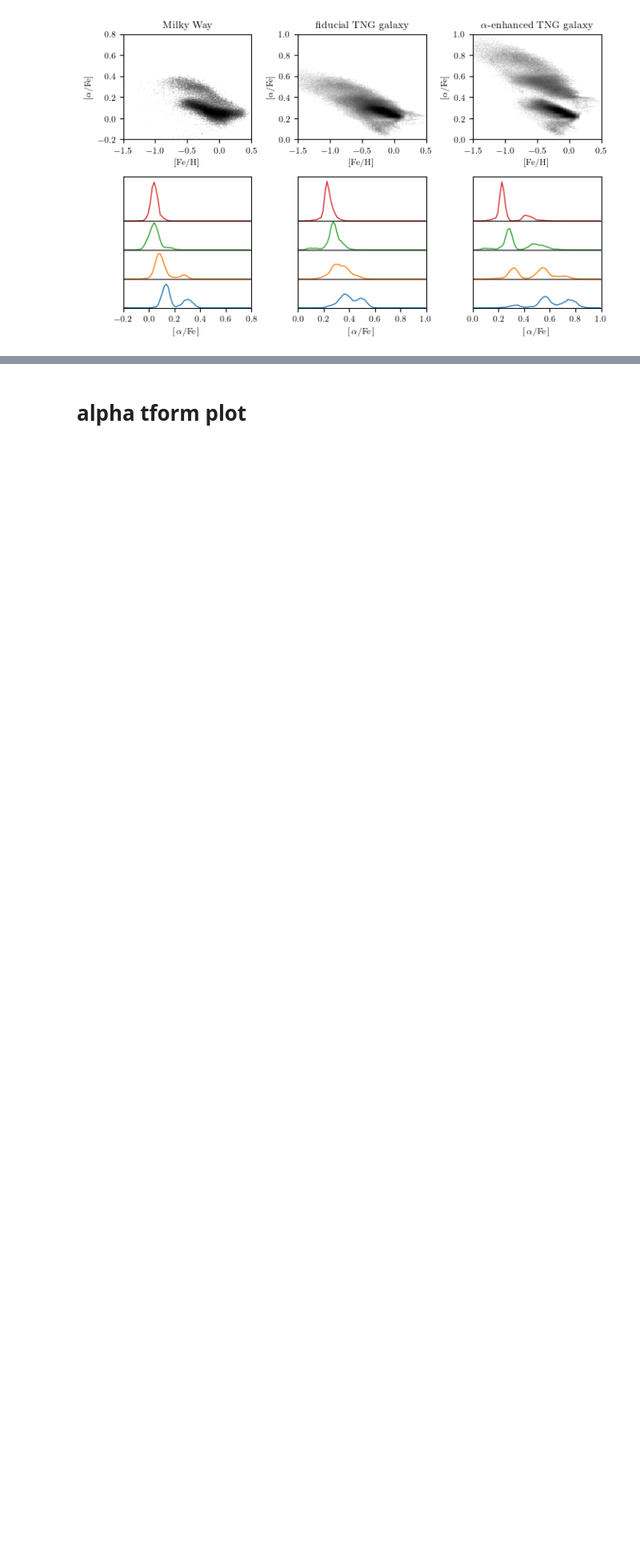
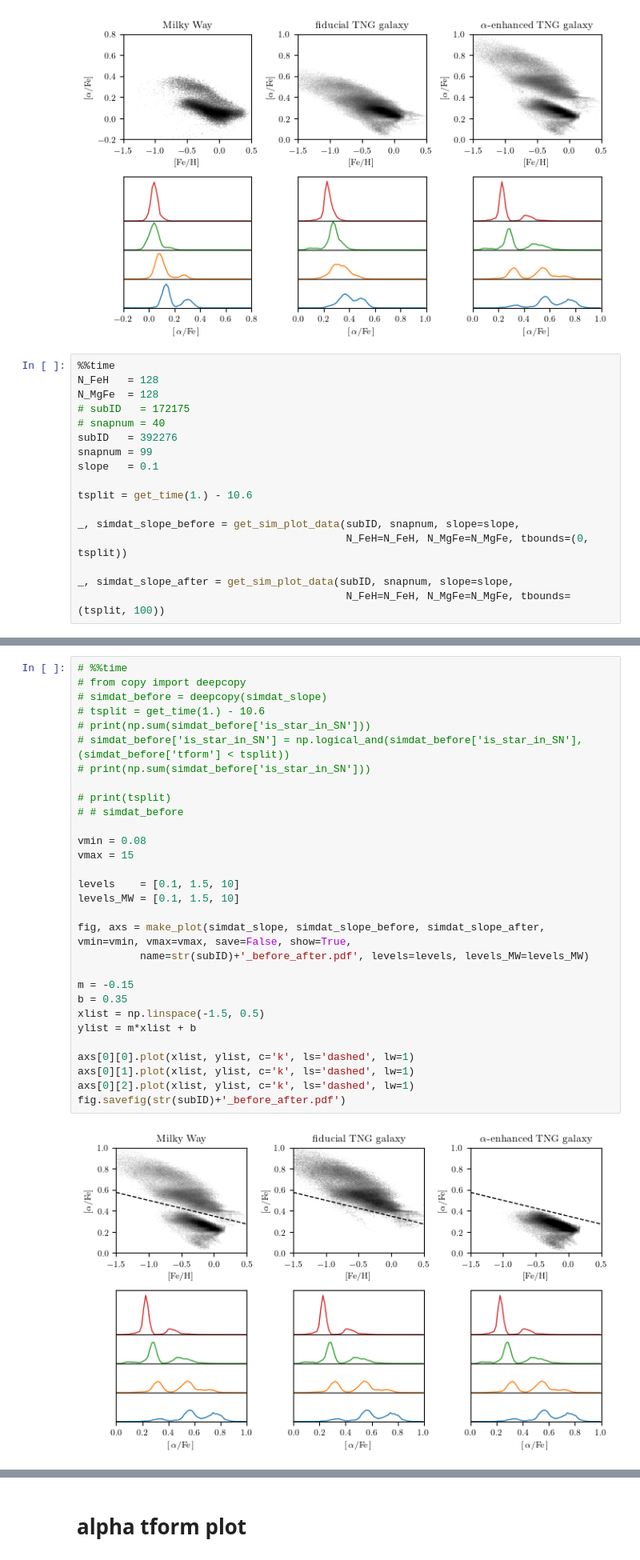
Before and after one commit to gusbeane/Mgdec, a Jupyter notebook: plots/fig1/fig1.ipynb, the cells around one changed output, grey strips where cells are left out. Shown at 80% size. Drawn from its saved outputs; the diff is of its cells as text; blank space fills up the shorter version.

Commit message:
Add fig1 before after

```diff
--- a/plots/fig1/fig1.ipynb
+++ b/plots/fig1/fig1.ipynb
@@ -652,3 +663,20 @@ levels_MW = [0.1, 1.5, 10]
 make_plot(MWdat, simdat, simdat_slope, vmin=vmin, vmax=vmax, save=True, levels=levels, levels_MW=levels_MW)
 # %% [output]
 [figure]
+# %%
+%%time
+N_FeH   = 128
+N_MgFe  = 128
+# subID   = 172175
+# snapnum = 40
+subID   = 392276
+snapnum = 99
+slope   = 0.1
+
+tsplit = get_time(1.) - 10.6
+
+_, simdat_slope_before = get_sim_plot_data(subID, snapnum, slope=slope,
+                                           N_FeH=N_FeH, N_MgFe=N_MgFe, tbounds=(0, tsplit))
+
+_, simdat_slope_after = get_sim_plot_data(subID, snapnum, slope=slope,
+                                           N_FeH=N_FeH, N_MgFe=N_MgFe, tbounds=(tsplit, 100))
@@ -654,0 +695,32 @@ make_plot(MWdat, simdat, simdat_slope, vmin=vmin, vmax=vmax, save=True, levels=l
+# %%
+# %%time
+# from copy import deepcopy
+# simdat_before = deepcopy(simdat_slope)
+# tsplit = get_time(1.) - 10.6
+# print(np.sum(simdat_before['is_star_in_SN']))
+# simdat_before['is_star_in_SN'] = np.logical_and(simdat_before['is_star_in_SN'], (simdat_before['tform'] < tsplit))
+# print(np.sum(simdat_before['is_star_in_SN']))
+
+# print(tsplit)
+# # simdat_before
+
+vmin = 0.08
+vmax = 15
+
+levels    = [0.1, 1.5, 10]
+levels_MW = [0.1, 1.5, 10]
+
+fig, axs = make_plot(simdat_slope, simdat_slope_before, simdat_slope_after, vmin=vmin, vmax=vmax, save=False, show=True,
+          name=str(subID)+'_before_after.pdf', levels=levels, levels_MW=levels_MW)
+
+m = -0.15
+b = 0.35
+xlist = np.linspace(-1.5, 0.5)
+ylist = m*xlist + b
+
+axs[0][0].plot(xlist, ylist, c='k', ls='dashed', lw=1)
+axs[0][1].plot(xlist, ylist, c='k', ls='dashed', lw=1)
+axs[0][2].plot(xlist, ylist, c='k', ls='dashed', lw=1)
+fig.savefig(str(subID)+'_before_after.pdf')
+# %% [output]
+[figure, added]
```
Also changed, not shown: parts of 6 cells of this notebook, 2 other files.
